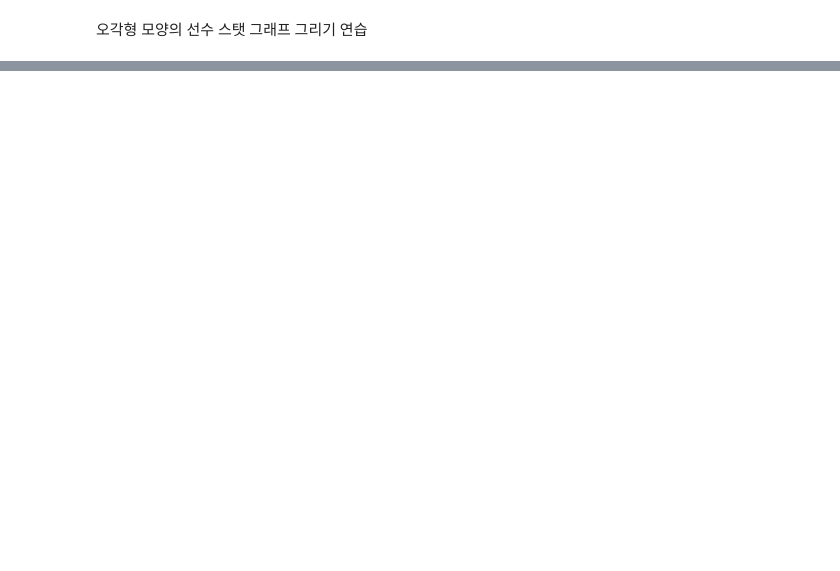
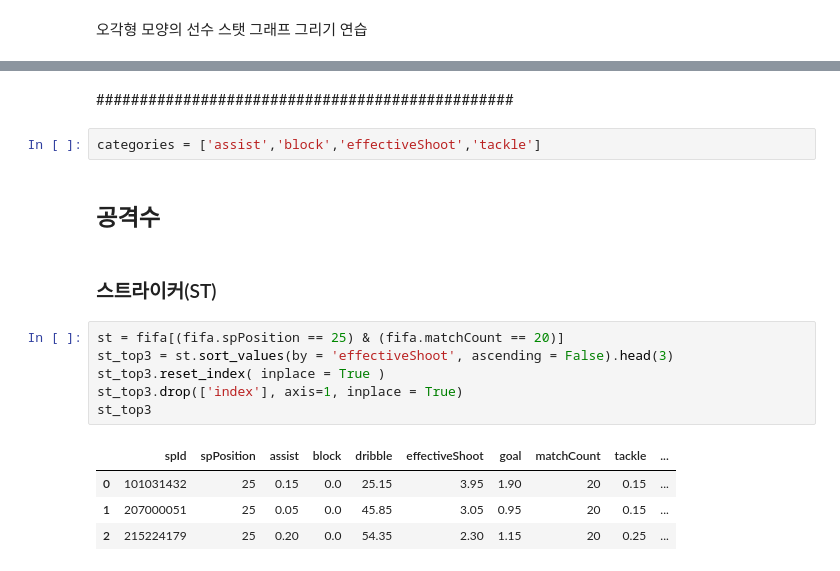
Before and after one commit to euneestella/fifa-online-ranker-analysis, a Jupyter notebook: ranker_analysis.ipynb, the cells around one changed output, grey strips where cells are left out. Drawn from its saved outputs; the diff is of its cells as text; blank space fills up the shorter version.

```diff
--- a/ranker_analysis.ipynb
+++ b/ranker_analysis.ipynb
@@ -156,3 +108,22 @@ fig.update_layout(
 fig.show()
 # %% [output]
 [interactive output not drawn]
+# %% [markdown]
+################################################
+# %%
+categories = ['assist','block','effectiveShoot','tackle']
+# %% [markdown]
+## 공격수
+# %% [markdown]
+### 스트라이커(ST)
+# %%
+st = fifa[(fifa.spPosition == 25) & (fifa.matchCount == 20)]
+st_top3 = st.sort_values(by = 'effectiveShoot', ascending = False).head(3)
+st_top3.reset_index( inplace = True )
+st_top3.drop(['index'], axis=1, inplace = True)
+st_top3
+# %% [output]
+|  | spId | spPosition | assist | block | dribble | effectiveShoot | goal | matchCount | tackle | ... |
+| 0 | 101031432 | 25 | 0.15 | 0.0 | 25.15 | 3.95 | 1.90 | 20 | 0.15 | ... |
+| 1 | 207000051 | 25 | 0.05 | 0.0 | 45.85 | 3.05 | 0.95 | 20 | 0.15 | ... |
+| 2 | 215224179 | 25 | 0.20 | 0.0 | 54.35 | 2.30 | 1.15 | 20 | 0.25 | ... |
```
Also changed, not shown: parts of 24 cells of this notebook.
